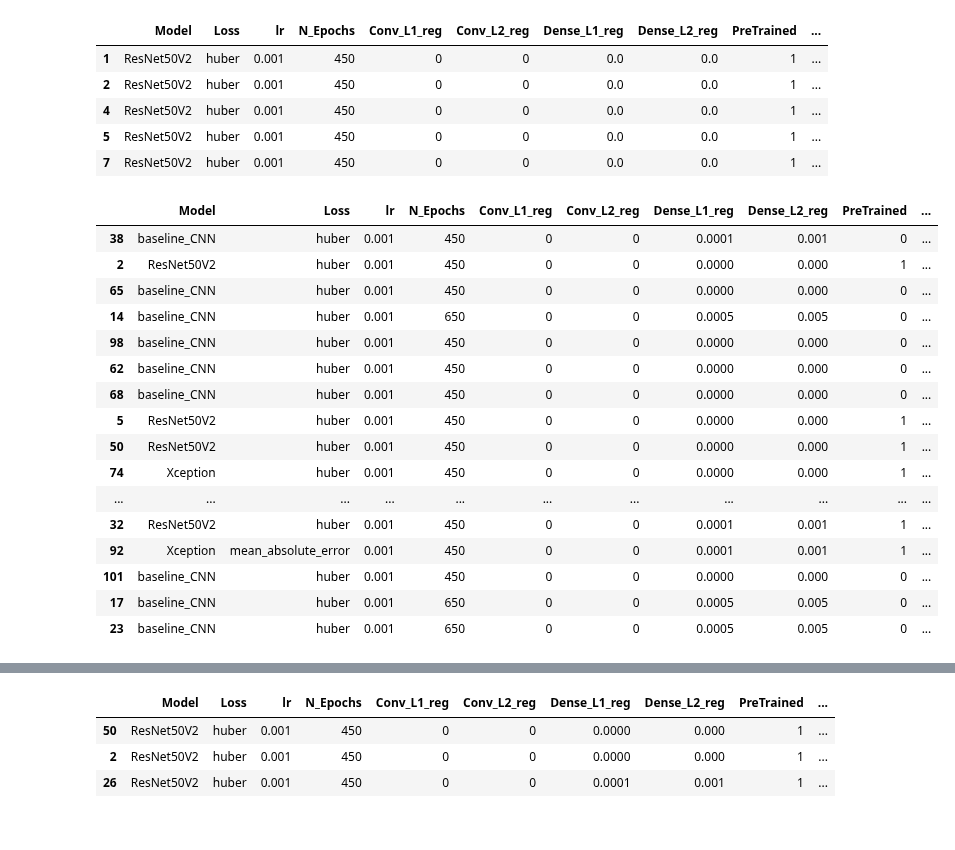
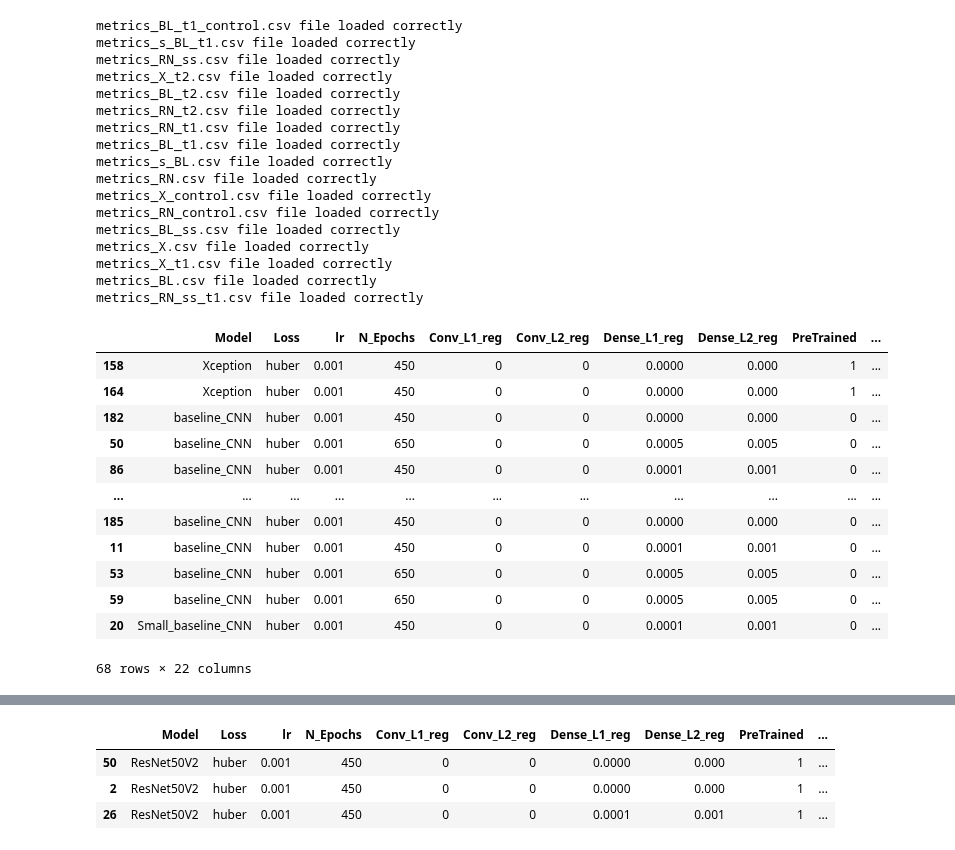
Before and after one commit to andresbecker/master_thesis, a Jupyter notebook: workspace/notebooks/Model_Selection.ipynb, the cells around one changed output, grey strips where cells are left out. Saved outputs shown, nothing was run; the diff lists cells and outputs as text; code cells hidden in the pictures.

```diff
--- a/workspace/notebooks/Model_Selection.ipynb
+++ b/workspace/notebooks/Model_Selection.ipynb
@@ -10,37 +10,46 @@ model_metrics = os.listdir(metrics_path)
 model_metrics_df = pd.DataFrame([])
 for mm in model_metrics:
     with open(os.path.join(metrics_path, mm), 'r') as file:
-        temp_df = pd.read_csv(file)
+        try:
+            temp_df = pd.read_csv(file)
+            print(mm, 'file loaded correctly')
+        except:
+            print('\nERROR!!!! Failed to load file: ',mm,'---------------------------------!\n')
         model_metrics_df = pd.concat((model_metrics_df, temp_df), ignore_index=True)
 model_metrics_df['Parameter_file'] = [pf.split("/")[-1].split(".")[0] for pf in model_metrics_df.Parameters_file_path.values]
 model_metrics_df.Bias = model_metrics_df.Bias.abs()
-mask = (model_metrics_df.Set == 'test')
-model_metrics_df[~mask].head()
 # %% [output]
-|  | Model | Loss | lr | N_Epochs | Conv_L1_reg | Conv_L2_reg | Dense_L1_reg | Dense_L2_reg | PreTrained | ... |
-| 1 | ResNet50V2 | huber | 0.001 | 450 | 0 | 0 | 0.0 | 0.0 | 1 | ... |
-| 2 | ResNet50V2 | huber | 0.001 | 450 | 0 | 0 | 0.0 | 0.0 | 1 | ... |
-| 4 | ResNet50V2 | huber | 0.001 | 450 | 0 | 0 | 0.0 | 0.0 | 1 | ... |
-| 5 | ResNet50V2 | huber | 0.001 | 450 | 0 | 0 | 0.0 | 0.0 | 1 | ... |
-| 7 | ResNet50V2 | huber | 0.001 | 450 | 0 | 0 | 0.0 | 0.0 | 1 | ... |
+metrics_BL_t1_control.csv file loaded correctly
+metrics_s_BL_t1.csv file loaded correctly
+metrics_RN_ss.csv file loaded correctly
+metrics_X_t2.csv file loaded correctly
+metrics_BL_t2.csv file loaded correctly
+metrics_RN_t2.csv file loaded correctly
+metrics_RN_t1.csv file loaded correctly
+metrics_BL_t1.csv file loaded correctly
+metrics_s_BL.csv file loaded correctly
+metrics_RN.csv file loaded correctly
+metrics_X_control.csv file loaded correctly
+metrics_RN_control.csv file loaded correctly
+metrics_BL_ss.csv file loaded correctly
+metrics_X.csv file loaded correctly
+metrics_X_t1.csv file loaded correctly
+metrics_BL.csv file loaded correctly
+metrics_RN_ss_t1.csv file loaded correctly
 # %%
 mask = (model_metrics_df.Set == 'val')
-model_metrics_df[mask].sort_values(by=['Bias', 'Std', 'MAE'])
+model_metrics_df[mask].sort_values(by=['MAE', 'Bias', 'Std'])
 # %% [output]
 |  | Model | Loss | lr | N_Epochs | Conv_L1_reg | Conv_L2_reg | Dense_L1_reg | Dense_L2_reg | PreTrained | ... |
-| 38 | baseline_CNN | huber | 0.001 | 450 | 0 | 0 | 0.0001 | 0.001 | 0 | ... |
-| 2 | ResNet50V2 | huber | 0.001 | 450 | 0 | 0 | 0.0000 | 0.000 | 1 | ... |
-| 65 | baseline_CNN | huber | 0.001 | 450 | 0 | 0 | 0.0000 | 0.000 | 0 | ... |
-| 14 | baseline_CNN | huber | 0.001 | 650 | 0 | 0 | 0.0005 | 0.005 | 0 | ... |
-| 98 | baseline_CNN | huber | 0.001 | 450 | 0 | 0 | 0.0000 | 0.000 | 0 | ... |
-| 62 | baseline_CNN | huber | 0.001 | 450 | 0 | 0 | 0.0000 | 0.000 | 0 | ... |
-| 68 | baseline_CNN | huber | 0.001 | 450 | 0 | 0 | 0.0000 | 0.000 | 0 | ... |
-| 5 | ResNet50V2 | huber | 0.001 | 450 | 0 | 0 | 0.0000 | 0.000 | 1 | ... |
-| 50 | ResNet50V2 | huber | 0.001 | 450 | 0 | 0 | 0.0000 | 0.000 | 1 | ... |
-| 74 | Xception | huber | 0.001 | 450 | 0 | 0 | 0.0000 | 0.000 | 1 | ... |
+| 158 | Xception | huber | 0.001 | 450 | 0 | 0 | 0.0000 | 0.000 | 1 | ... |
+| 164 | Xception | huber | 0.001 | 450 | 0 | 0 | 0.0000 | 0.000 | 1 | ... |
+| 182 | baseline_CNN | huber | 0.001 | 450 | 0 | 0 | 0.0000 | 0.000 | 0 | ... |
+| 50 | baseline_CNN | huber | 0.001 | 650 | 0 | 0 | 0.0005 | 0.005 | 0 | ... |
+| 86 | baseline_CNN | huber | 0.001 | 450 | 0 | 0 | 0.0001 | 0.001 | 0 | ... |
 | ... | ... | ... | ... | ... | ... | ... | ... | ... | ... | ... |
-| 32 | ResNet50V2 | huber | 0.001 | 450 | 0 | 0 | 0.0001 | 0.001 | 1 | ... |
-| 92 | Xception | mean_absolute_error | 0.001 | 450 | 0 | 0 | 0.0001 | 0.001 | 1 | ... |
-| 101 | baseline_CNN | huber | 0.001 | 450 | 0 | 0 | 0.0000 | 0.000 | 0 | ... |
-| 17 | baseline_CNN | huber | 0.001 | 650 | 0 | 0 | 0.0005 | 0.005 | 0 | ... |
-| 23 | baseline_CNN | huber | 0.001 | 650 | 0 | 0 | 0.0005 | 0.005 | 0 | ... |
+| 185 | baseline_CNN | huber | 0.001 | 450 | 0 | 0 | 0.0000 | 0.000 | 0 | ... |
+| 11 | baseline_CNN | huber | 0.001 | 450 | 0 | 0 | 0.0001 | 0.001 | 0 | ... |
+| 53 | baseline_CNN | huber | 0.001 | 650 | 0 | 0 | 0.0005 | 0.005 | 0 | ... |
+| 59 | baseline_CNN | huber | 0.001 | 650 | 0 | 0 | 0.0005 | 0.005 | 0 | ... |
+| 20 | Small_baseline_CNN | huber | 0.001 | 450 | 0 | 0 | 0.0001 | 0.001 | 0 | ... |
+68 rows × 22 columns
```
Also changed, not shown: parts of 7 cells of this notebook.
